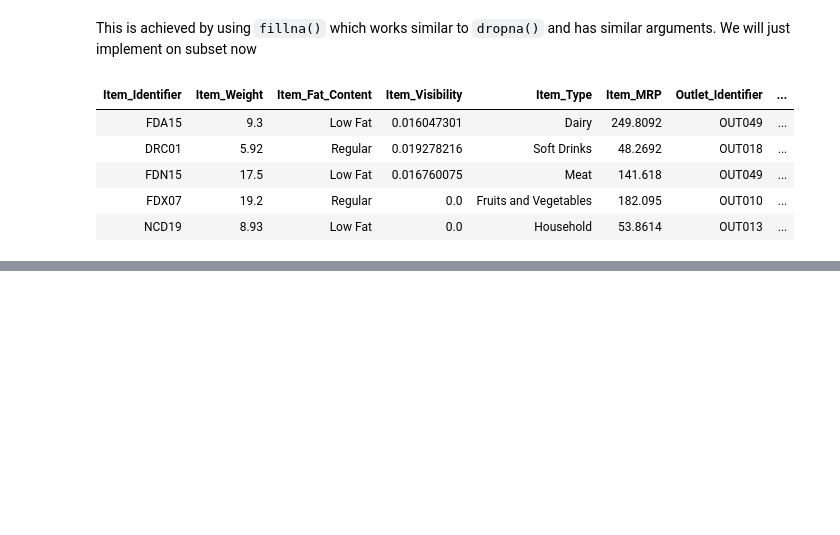
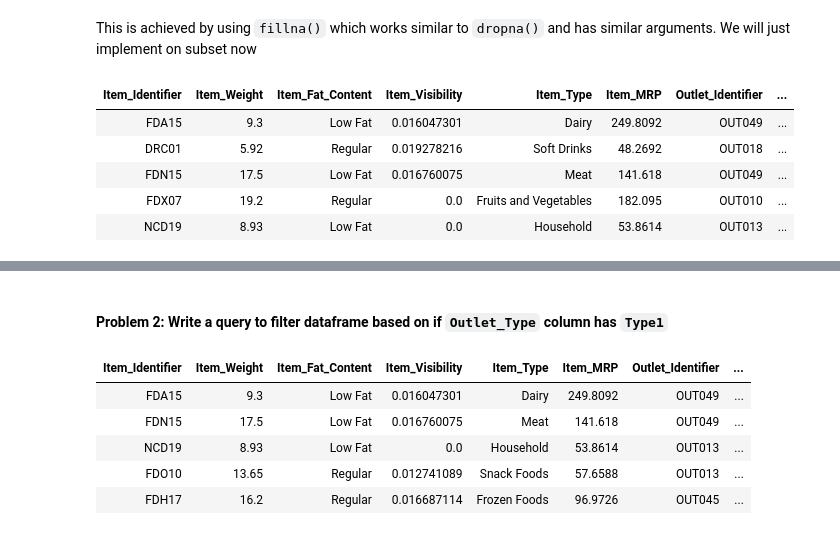
Before and after one commit to SarveshSoni09/everything-data-engineering, a Jupyter notebook: 3_PySpark/04_Intermediate_Transformations.ipynb, the cells around one changed output, grey strips where cells are left out. Saved outputs shown, nothing was run; the diff lists cells and outputs as text; code cells hidden in the pictures; blank space fills up the shorter version.

```diff
--- a/3_PySpark/04_Intermediate_Transformations.ipynb
+++ b/3_PySpark/04_Intermediate_Transformations.ipynb
@@ -308,0 +375,11 @@ df.fillna('NotAvailable', subset=['Outlet_Size']).limit(5).display()
+# %% [markdown]
+#### Problem 2: Write a query to filter dataframe based on if `Outlet_Type` column has `Type1`
+# %%
+new_df.filter(array_contains('Outlet_Type', 'Type1')).limit(5).display()
+# %% [output]
+| Item_Identifier | Item_Weight | Item_Fat_Content | Item_Visibility | Item_Type | Item_MRP | Outlet_Identifier | ... |
+| FDA15 | 9.3 | Low Fat | 0.016047301 | Dairy | 249.8092 | OUT049 | ... |
+| FDN15 | 17.5 | Low Fat | 0.016760075 | Meat | 141.618 | OUT049 | ... |
+| NCD19 | 8.93 | Low Fat | 0.0 | Household | 53.8614 | OUT013 | ... |
+| FDO10 | 13.65 | Regular | 0.012741089 | Snack Foods | 57.6588 | OUT013 | ... |
+| FDH17 | 16.2 | Regular | 0.016687114 | Frozen Foods | 96.9726 | OUT045 | ... |
```
Also changed, not shown: parts of 20 cells of this notebook, 1 other file.
